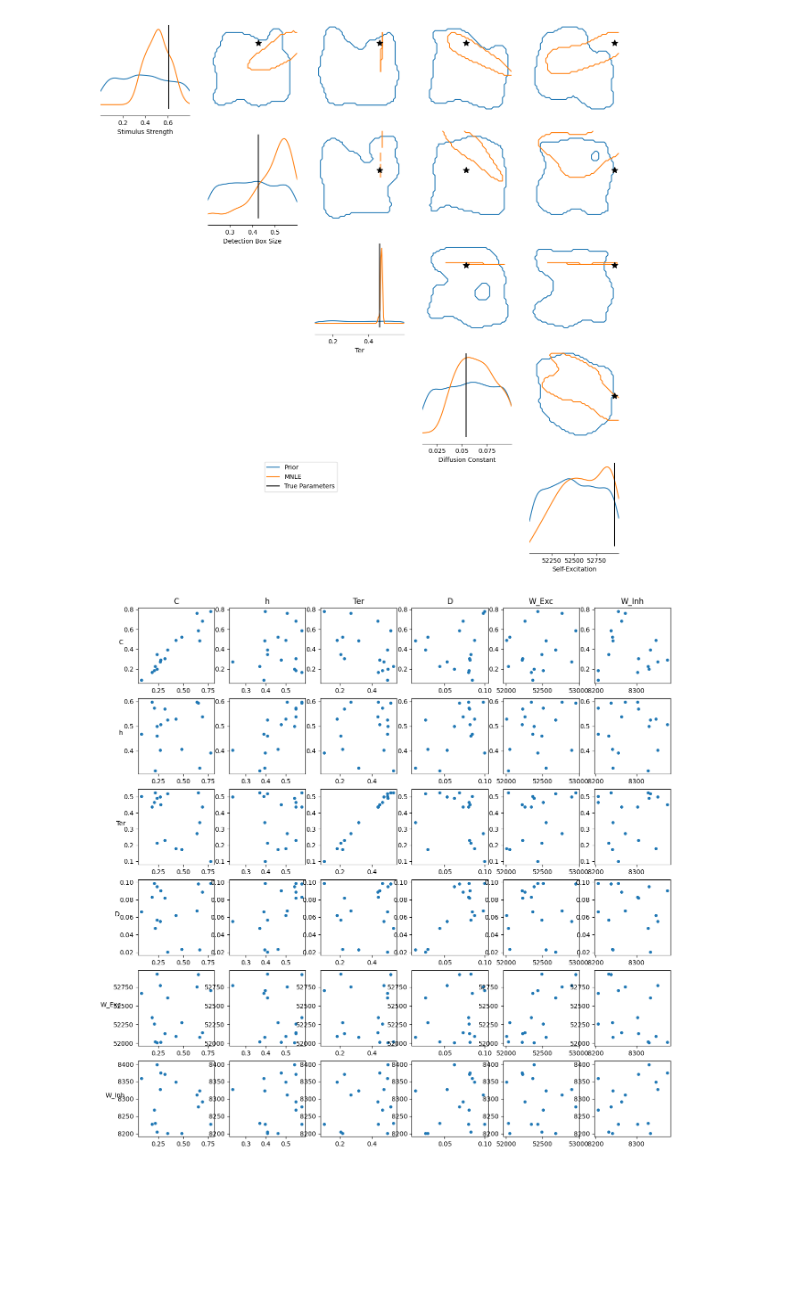
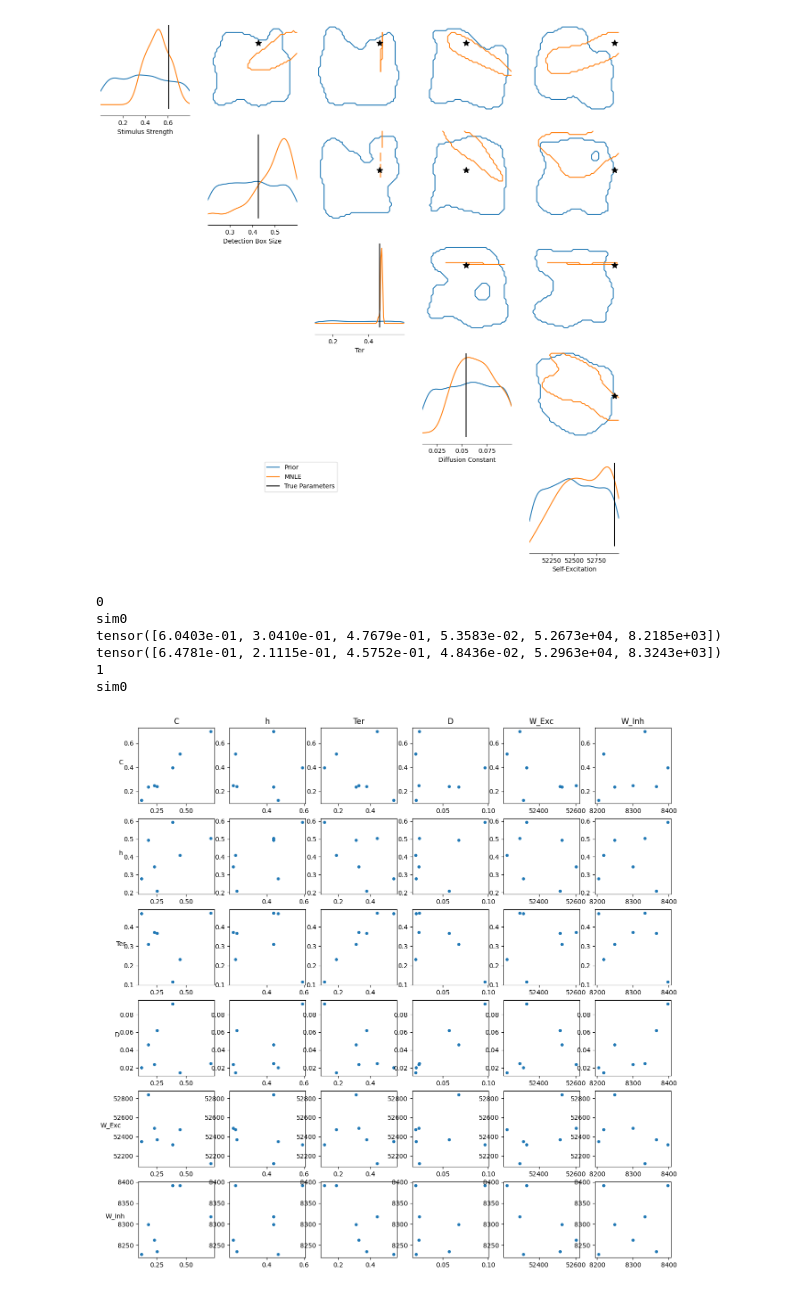
Before and after one commit to Jiashun97/sbi, a Jupyter notebook: IDM_EM6_larger_trainingset.ipynb, the cells around one changed output. Drawn from its saved outputs; the diff is of its cells as text; code cells hidden in the pictures; blank space fills up the shorter version.

```diff
--- a/IDM_EM6_larger_trainingset.ipynb
+++ b/IDM_EM6_larger_trainingset.ipynb
@@ -22,8 +22,8 @@ print(dFdy2(y1,y2, W_pos, W_neg, B2, theta, beta, N))
 -1141.064666877377
 # %%
 # Training data  52500, W_neg = 8400
-n_sim_train = 1000000
-prior = utils.BoxUniform(low=[0,0.2,0.1,0.01,52000, 8200], high=[0.8,0.6,0.6,0.1,53000, 8400])
+n_sim_train = 50000
+prior = utils.BoxUniform(low=[0,0.2,0.1,0.01,52000, 8200], high=[0.8,0.6,0.6,0.1,53000, 8600])
 param = prior.sample((n_sim_train,))
 x_IDM_train = simul_IDM_EM6(np.array(param))
 # %% [output]
@@ -62,5 +64,5 @@ x_o = simul_IDM_EM5_Exc(np.array(parameters_o.repeat(num_trials, 1)))
 # %% [output]
 sim0
 # %%
-mnle_posterior = trainer.build_posterior(mnle, prior_IDM)
+mnle_posterior = trainer.build_posterior(mnle, prior)
 mnle_samples = mnle_posterior.sample((num_samples,), x=x_o)
@@ -72,10 +72,10 @@ pair_plot(prior_IDM, mnle_samples, parameters_o, figsize = (15,15), contour = 0.
 # %% [output]
 [figure]
 # %%
-n_trials = 1000
+n_trials = 500
 sim_num = 20
 
-param_IDM = prior_IDM.sample((sim_num,))
+param_IDM = prior.sample((sim_num,))
 par_fitted = np.zeros((sim_num,param_IDM.shape[1]))
 # %%
 for i in range(sim_num):
@@ -93,10 +93,17 @@ for i in range(sim_num):
     par_fitted[i,:] = np.array(mnle_map)
     print(param_IDM[i,:])
     print(mnle_map)
+# %% [output]
+0
+sim0
+tensor([6.0403e-01, 3.0410e-01, 4.7679e-01, 5.3583e-02, 5.2673e+04, 8.2185e+03])
+tensor([6.4781e-01, 2.1115e-01, 4.5752e-01, 4.8436e-02, 5.2963e+04, 8.3243e+03])
+1
+sim0
 # %%
 ## n_trials = 1000
 par_labels = ["C", "h", "Ter", "D","W_Exc", "W_Inh"]
 par_fitted_labels = ["C", "h", "Ter", "D","W_Exc", "W_Inh"]
-sim_fit_plot_all(param_IDM[0:17,:], par_fitted[0:17,:], par_labels, par_fitted_labels, s = 15, figsize=(15,15))
+sim_fit_plot_all(param_IDM[0:7,:], par_fitted[0:7,:], par_labels, par_fitted_labels, s = 15, figsize=(15,15))
 # %% [output]
-[figure, old version]
+[figure, new version]
```
Also changed, not shown: parts of 4 cells of this notebook, 7 other files.
